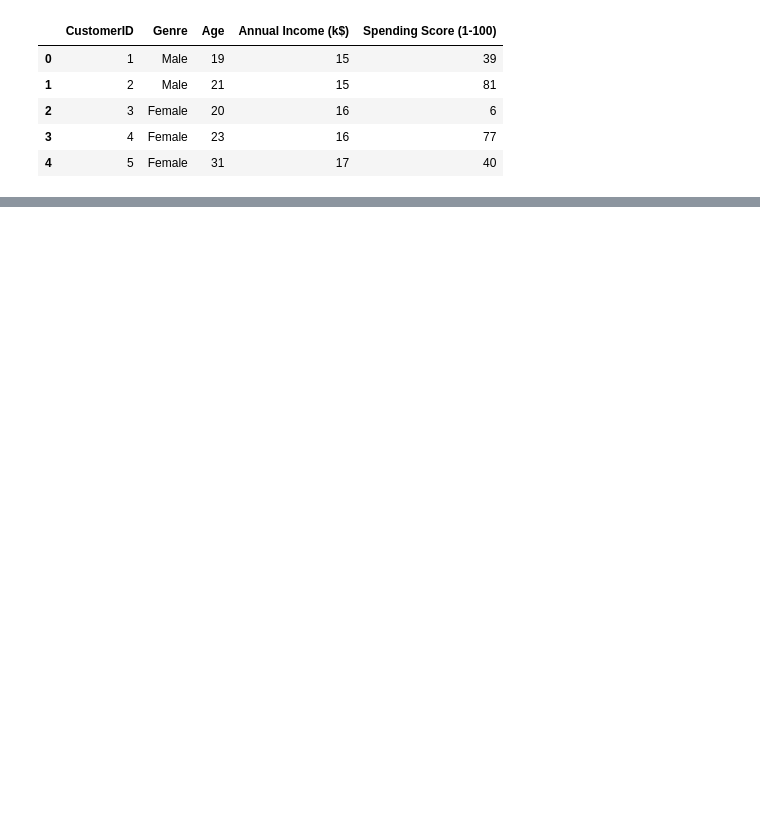
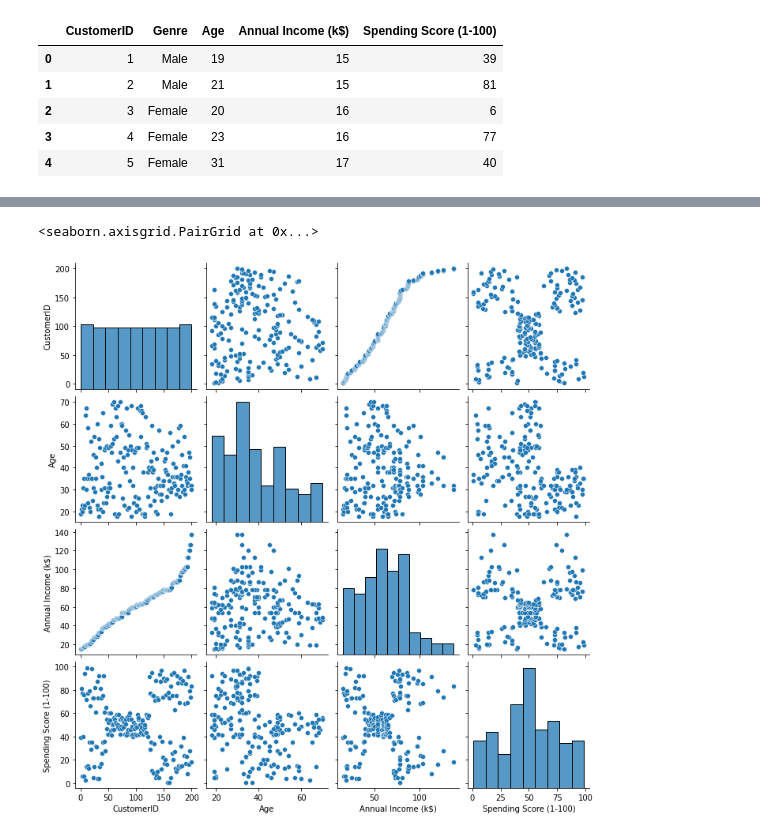
Before and after one commit to ritesh-chafer/python-for-data-science-and-machine-learning-bootcamp, a Jupyter notebook: Clustering/k-means.ipynb, the cells around one changed output, grey strips where cells are left out. Cells and saved outputs as stored; diff of their text form; code cells hidden in the pictures; blank space fills up the shorter version.

```diff
--- a/Clustering/k-means.ipynb
+++ b/Clustering/k-means.ipynb
@@ -17,0 +65,6 @@ df.head()
+# %%
+import seaborn as sns
+sns.pairplot(df)
+# %% [output]
+<seaborn.axisgrid.PairGrid at 0x...>
+[figure, added]
```
Also changed, not shown: parts of 7 cells of this notebook.
